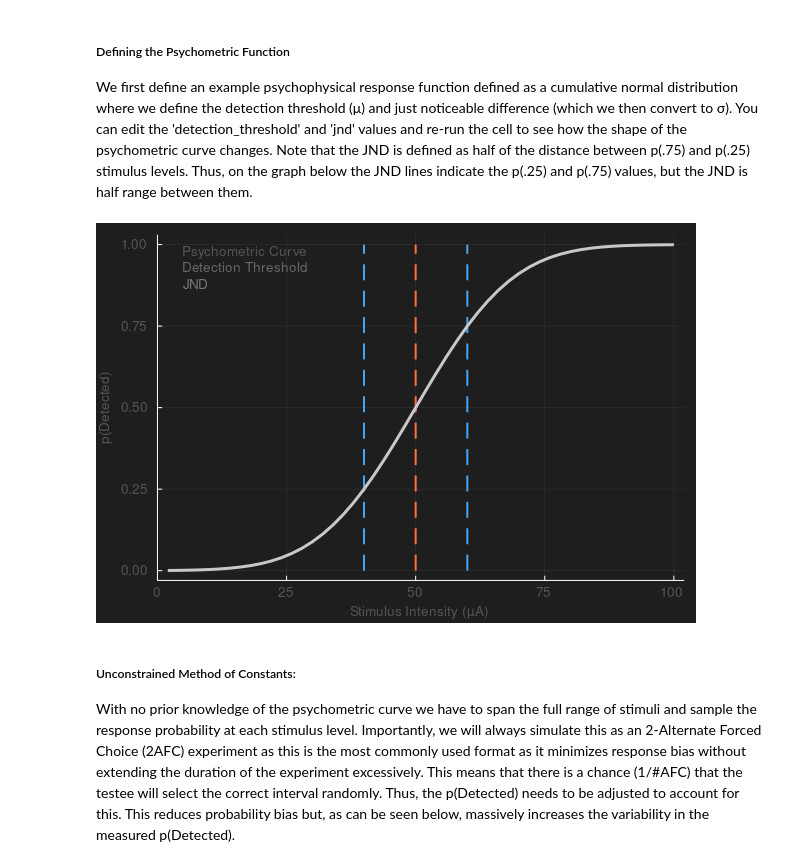
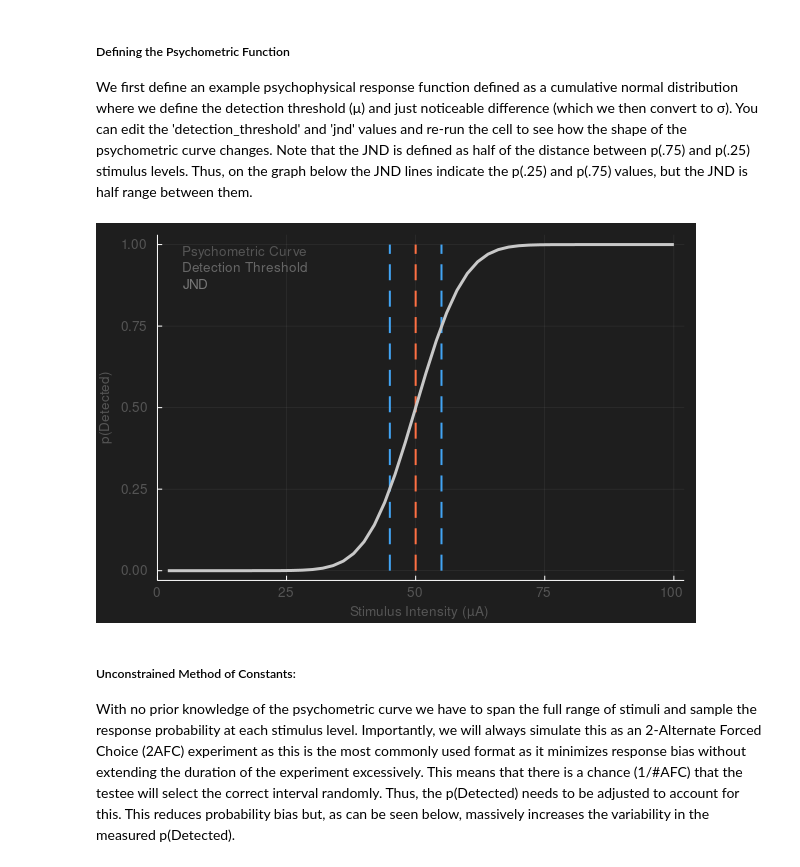
Before and after one commit to CMGreenspon/BCIDetectionThresholdSimulations, a Jupyter notebook: DetectionThresholdNotebook.ipynb, the cells around one changed output. Saved outputs shown, nothing was run; the diff lists cells and outputs as text; code cells hidden in the pictures.

```diff
--- a/DetectionThresholdNotebook.ipynb
+++ b/DetectionThresholdNotebook.ipynb
@@ -24,31 +24,31 @@ We first define an example psychophysical response function defined as a cumulat
 # %%
 valid_stims = collect(2:2:100) # These are the amplitudes that can be given
 detection_threshold = 50 # microamps
-jnd = 10 # microamps
+jnd = 5 # microamps
 sigma = jnd2sigma(jnd) # Convert for producing normal distribution
 psychometric_pdf = Normal(detection_threshold, sigma) # The normal distribution
 pDetected = cdf(psychometric_pdf, valid_stims) # Response probability at each stimulus
 
 labels = ["Psychometric Curve", "Detection Threshold", "JND"]
 label_colors = ["rgb(200,200,200)", "rgb(255, 112, 67)", "rgb(66, 165, 245)"]
 
 GroundTruthPlot = plot(xlabel = "Stimulus Intensity (μA)",ylabel = "p(Detected)", xlim=(0, 102))
     plot!(GroundTruthPlot, [detection_threshold, detection_threshold], [0, 1],
      linecolor = "rgb(255, 112, 67)", linestyle = :dash, linewidth = 2)
     plot!(GroundTruthPlot, [detection_threshold, detection_threshold].- jnd, [0, 1],
         color = "rgb(66, 165, 245)", linewidth = 2, linestyle = :dash) # detection_threshold
     plot!(GroundTruthPlot, [detection_threshold, detection_threshold].+ jnd, [0, 1],
         color = "rgb(66, 165, 245)", linewidth = 2, linestyle = :dash) # JND
     plot!(GroundTruthPlot, valid_stims, pDetected, linecolor="rgb(200,200,200)", linewidth = 3)
 
     yl = 1; y_dec = .05
     for (l,c) in zip(labels, label_colors)
         annotate!(GroundTruthPlot, 5, yl, l, annotationhalign=:left, annotationvalign=:top, annotationcolor=c)
         yl -= y_dec
     end
     display(GroundTruthPlot)
 # %% [output]
-[figure, old version]
+[figure, new version]
 # %% [markdown]
 ##### Unconstrained Method of Constants:
 With no prior knowledge of the psychometric curve we have to span the full range of stimuli and sample the response probability at each stimulus level. Importantly, we will always simulate this as an 2-Alternate Forced Choice (2AFC) experiment as this is the most commonly used format as it minimizes response bias without extending the duration of the experiment excessively. This means that there is a chance (1/#AFC) that the testee will select the correct interval randomly. Thus, the p(Detected) needs to be adjusted to account for this. This reduces probability bias but, as can be seen below, massively increases the variability in the measured p(Detected).
```
Also changed, not shown: parts of 5 cells of this notebook.
